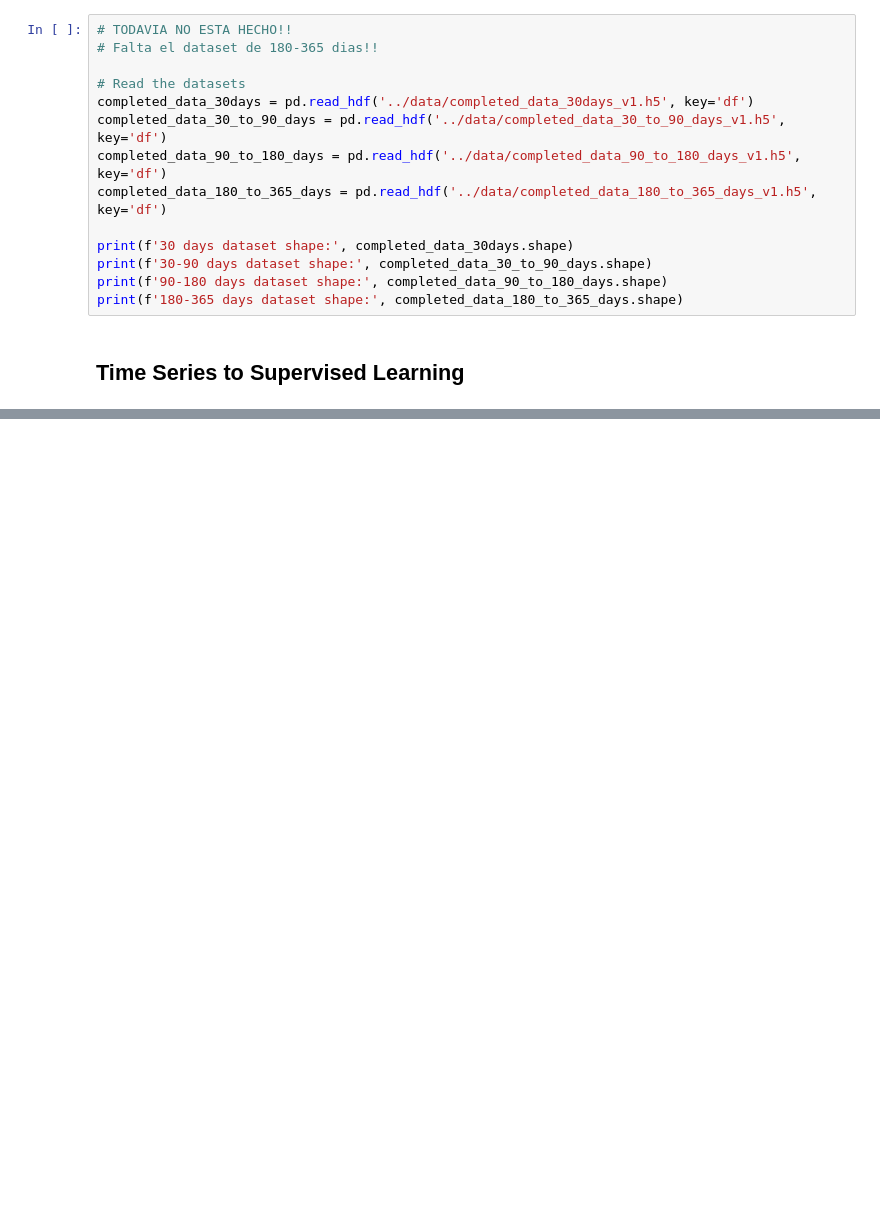
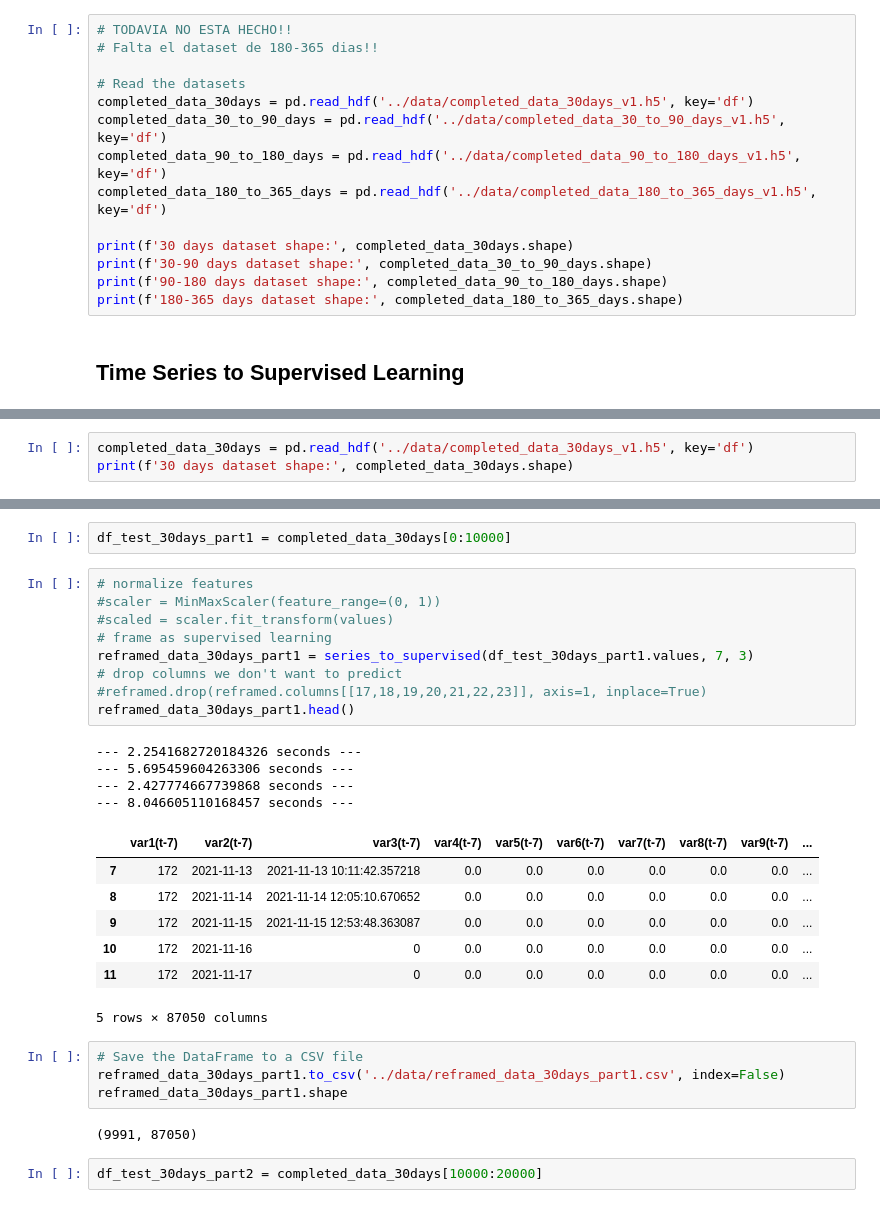
Before and after one commit to evidadeusto/mhunters, a Jupyter notebook: analysis_oscar_preprocessing/AI_models.ipynb, the cells around one changed output, grey strips where cells are left out. Saved outputs shown, nothing was run; the diff lists cells and outputs as text; blank space fills up the shorter version.

Commit message:
30 days supervised datasets

```diff
--- a/analysis_oscar_preprocessing/AI_models.ipynb
+++ b/analysis_oscar_preprocessing/AI_models.ipynb
@@ -689,0 +383,3 @@ supervised_data_30days_chunked.head()
+# %%
+completed_data_30days = pd.read_hdf('../data/completed_data_30days_v1.h5', key='df')
+print(f'30 days dataset shape:', completed_data_30days.shape)
@@ -689,0 +432,31 @@ supervised_data_30days_chunked.head()
+# %%
+df_test_30days_part1 = completed_data_30days[0:10000]
+# %%
+# normalize features
+#scaler = MinMaxScaler(feature_range=(0, 1))
+#scaled = scaler.fit_transform(values)
+# frame as supervised learning
+reframed_data_30days_part1 = series_to_supervised(df_test_30days_part1.values, 7, 3)
+# drop columns we don't want to predict
+#reframed.drop(reframed.columns[[17,18,19,20,21,22,23]], axis=1, inplace=True)
+reframed_data_30days_part1.head()
+# %% [output]
+--- 2.2541682720184326 seconds ---
+--- 5.695459604263306 seconds ---
+--- 2.427774667739868 seconds ---
+--- 8.046605110168457 seconds ---
+|  | var1(t-7) | var2(t-7) | var3(t-7) | var4(t-7) | var5(t-7) | var6(t-7) | var7(t-7) | var8(t-7) | var9(t-7) | ... |
+| 7 | 172 | 2021-11-13 | 2021-11-13 10:11:42.357218 | 0.0 | 0.0 | 0.0 | 0.0 | 0.0 | 0.0 | ... |
+| 8 | 172 | 2021-11-14 | 2021-11-14 12:05:10.670652 | 0.0 | 0.0 | 0.0 | 0.0 | 0.0 | 0.0 | ... |
+| 9 | 172 | 2021-11-15 | 2021-11-15 12:53:48.363087 | 0.0 | 0.0 | 0.0 | 0.0 | 0.0 | 0.0 | ... |
+| 10 | 172 | 2021-11-16 | 0 | 0.0 | 0.0 | 0.0 | 0.0 | 0.0 | 0.0 | ... |
+| 11 | 172 | 2021-11-17 | 0 | 0.0 | 0.0 | 0.0 | 0.0 | 0.0 | 0.0 | ... |
+5 rows × 87050 columns
+# %%
+# Save the DataFrame to a CSV file
+reframed_data_30days_part1.to_csv('../data/reframed_data_30days_part1.csv', index=False)
+reframed_data_30days_part1.shape
+# %% [output]
+(9991, 87050)
+# %%
+df_test_30days_part2 = completed_data_30days[10000:20000]
```
Also changed, not shown: parts of 33 cells of this notebook, 1 other file.
